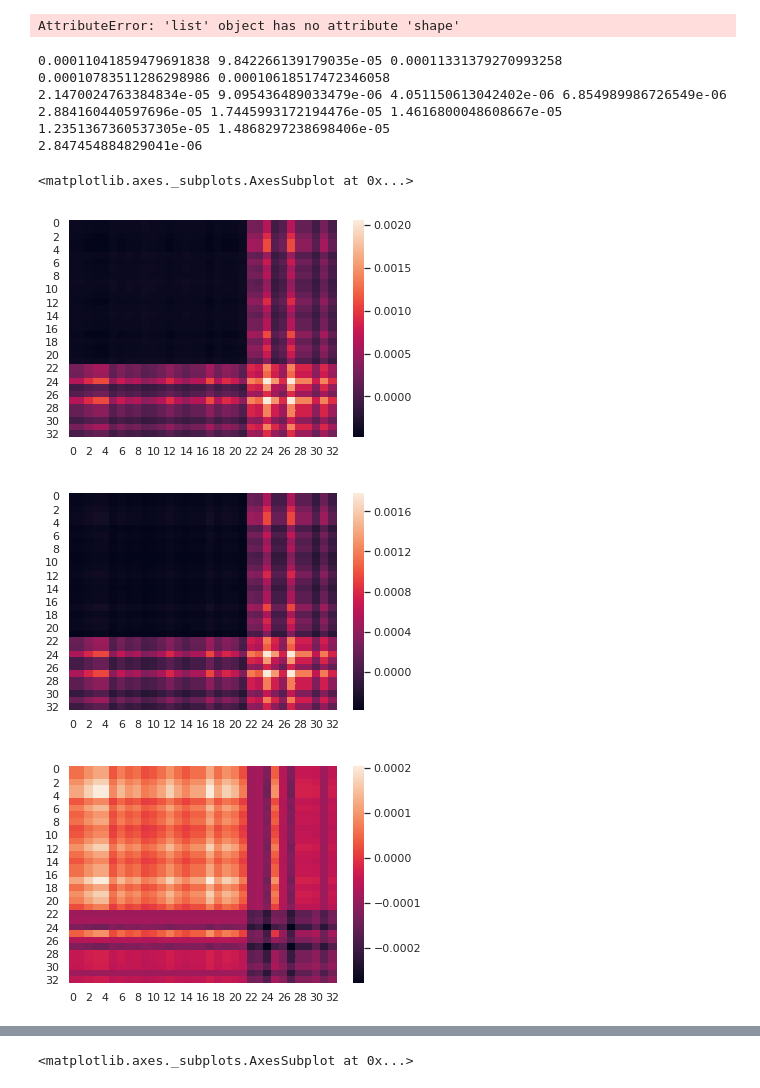
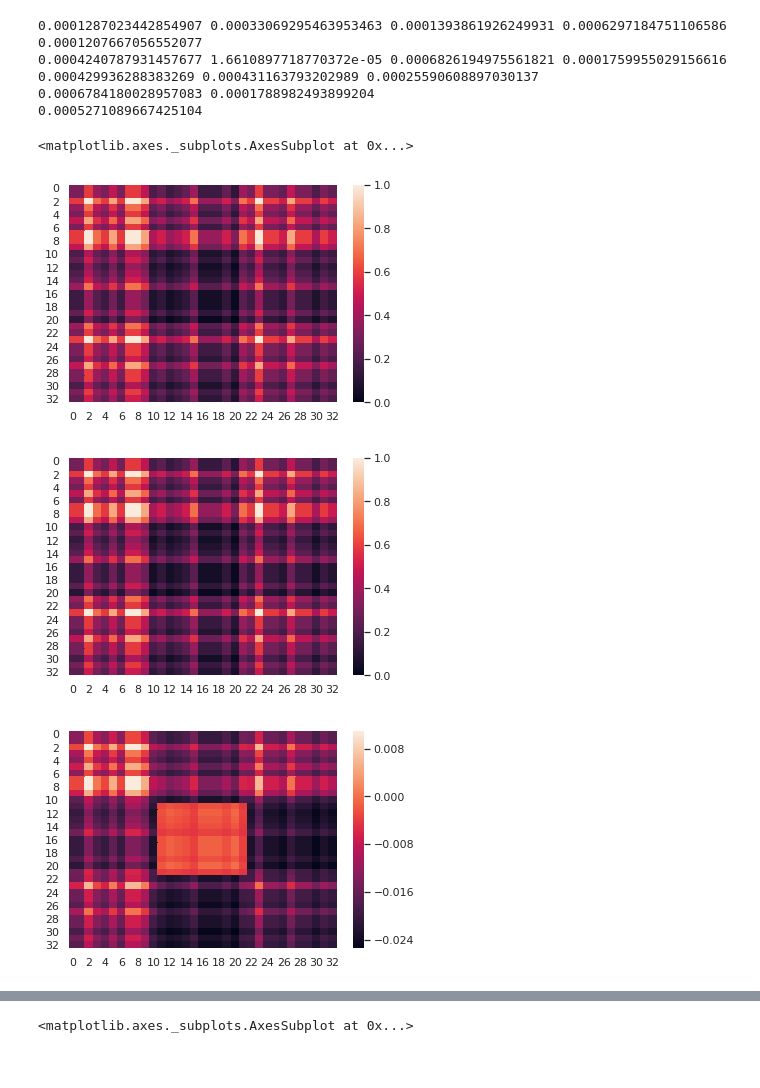
Before and after one commit to leoandeol/graph-kernels, a Jupyter notebook: tests.ipynb, the cells around one changed output, grey strips where cells are left out. Drawn from its saved outputs; the diff is of its cells as text; code cells hidden in the pictures.

```diff
--- a/tests.ipynb
+++ b/tests.ipynb
@@ -10,18 +12,9 @@ db = Database()
 # %%
-#db_lab, db_nolab = db.gen_database_test(10, 10, 3, 4)
+db_lab, db_nolab = db.gen_database_test(10, 10, 3, 4)
 ker=Kernel(0.05,k=100)
 #db.loaded = True
 #db.export_db(db_nolab,"no_sing.dat")
-db_nolab = db.import_db("no_sing.dat")
+#db_nolab = db.import_db("no_sing.dat")
-# %%
-%%time
-s = SVM(db_lab, 0.7, 0.9, kernel="inv_kernel")
-s.learn()
-s2 = SVM(db_nolab, 0.7, 0.9, kernel="inv_kernel")
-s2.learn()
-print("Lab score",s.cross_val_score(3)," & nolab score",s2.cross_val_score(3))
-# %% [output]
-AttributeError: 'list' object has no attribute 'shape'
 # %%
 raw = ker.build_gram_matrix(db_nolab[:,0],kernel=ker.raw_kernel)
 inv = ker.build_gram_matrix(db_nolab[:,0],kernel=ker.inv_kernel)
@@ -55,23 +48,23 @@ print(diff10,diff11,diff12)
 print(diff13,diff14)
 print(diff15)
 # %% [output]
-0.00011041859479691838 9.842266139179035e-05 0.00011331379270993258 0.00010783511286298986 0.00010618517472346058
-2.1470024763384834e-05 9.095436489033479e-06 4.051150613042402e-06 6.854989986726549e-06
-2.884160440597696e-05 1.7445993172194476e-05 1.4616800048608667e-05
-1.2351367360537305e-05 1.4868297238698406e-05
-2.847454884829041e-06
+0.0001287023442854907 0.00033069295463953463 0.0001393861926249931 0.0006297184751106586 0.0001207667056552077
+0.0004240787931457677 1.6610897718770372e-05 0.0006826194975561821 0.0001759955029156616
+0.000429936288383269 0.000431163793202989 0.00025590608897030137
+0.0006784180028957083 0.0001788982493899204
+0.0005271089667425104
 # %%
 plt.clf()
-sns.heatmap(spe-con)
+sns.heatmap(raw)
 plt.figure()
-sns.heatmap(fix-con)
+sns.heatmap(fix)
 plt.figure()
-sns.heatmap(fix-spe)
+sns.heatmap(fix-raw)
 # %% [output]
 <matplotlib.axes._subplots.AxesSubplot at 0x...>
-[figure, old version]
+[figure, new version]
-[figure, old version]
+[figure, new version]
-[figure, old version]
+[figure, new version]
 # %%
 plt.clf()
 plt.title("Raw Kernel")
```
Also changed, not shown: parts of 6 cells of this notebook, 3 other files.
